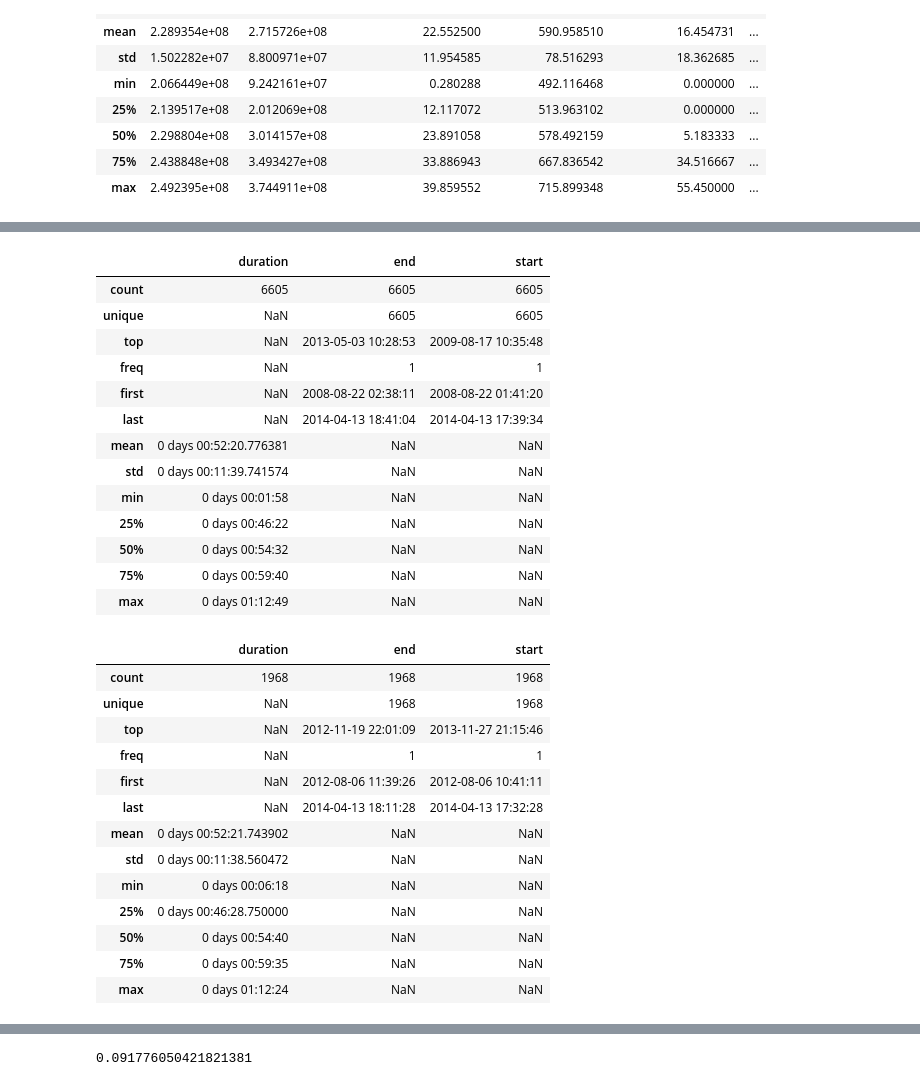
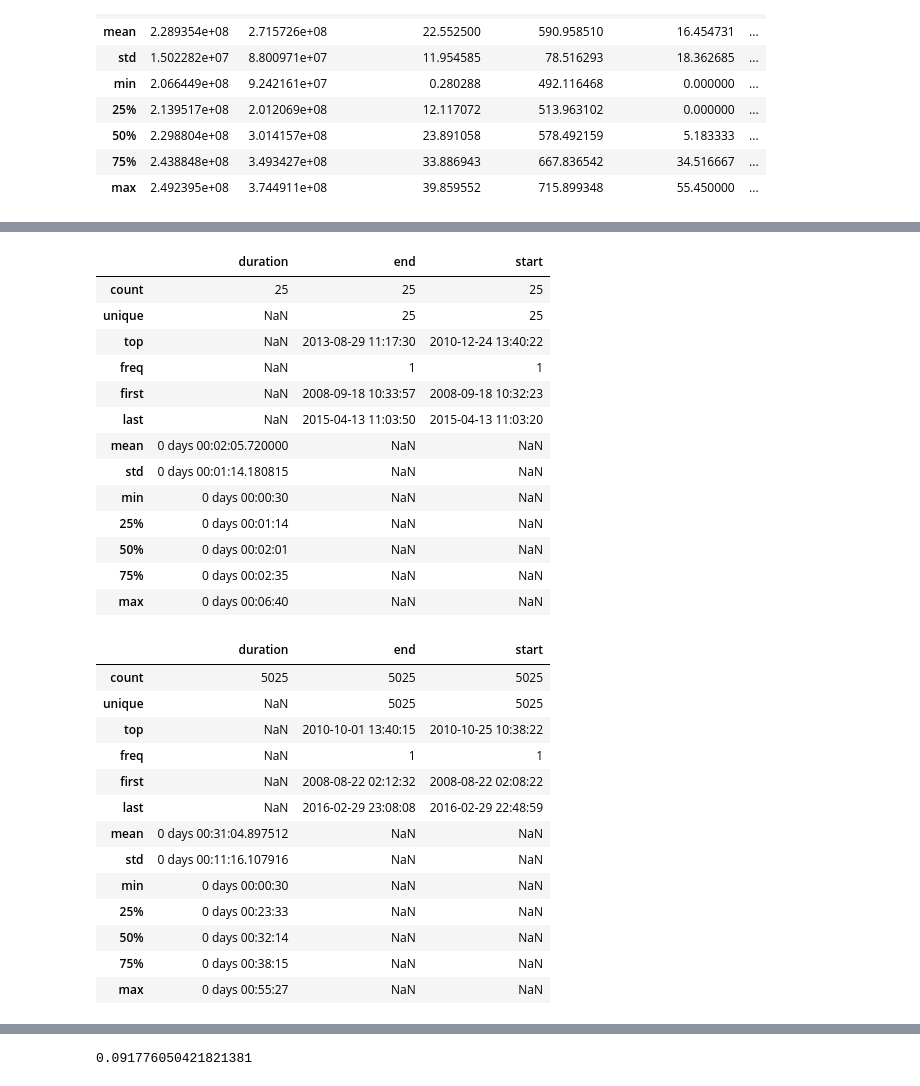
Before and after one commit to ktrnka/mars-express, a Jupyter notebook: experiments.ipynb, the cells around one changed output, grey strips where cells are left out. Saved outputs shown, nothing was run; the diff lists cells and outputs as text; code cells hidden in the pictures.

```diff
--- a/experiments.ipynb
+++ b/experiments.ipynb
@@ -46,8 +54,6 @@ longterm_data.describe()
 | 75% | 2.438848e+08 | 3.493427e+08 | 33.886943 | 667.836542 | 34.516667 | ... |
 | max | 2.492395e+08 | 3.744911e+08 | 39.859552 | 715.899348 | 55.450000 | ... |
 # %%
-event_data = load_files(find_files("data/all_data/", "evtf"))
-event_data[event_data.description.str.contains("UMBRA")].description.value_counts()
-# event_data["dummy"] = 1
-# event_data.dummy.resample("7D").count().plot()
+event_data = load_files(find_files("data/v2/all_data/", "evtf"))
+event_data.description.value_counts()
 # %% [output]
@@ -95,39 +108,39 @@ def get_event_ranges(event_data, event_prefix):
             current_start = None
     return event_ranges
 # %%
-pandas.DataFrame(get_event_ranges(event_data, "MRB_/_RANGE_06000KM")).describe()
+pandas.DataFrame(get_event_ranges(event_data, "DEI_PENUMBRA")).describe()
 # %% [output]
 |  | duration | end | start |
-| count | 6605 | 6605 | 6605 |
-| unique | NaN | 6605 | 6605 |
-| top | NaN | 2013-05-03 10:28:53 | 2009-08-17 10:35:48 |
+| count | 25 | 25 | 25 |
+| unique | NaN | 25 | 25 |
+| top | NaN | 2013-08-29 11:17:30 | 2010-12-24 13:40:22 |
 | freq | NaN | 1 | 1 |
-| first | NaN | 2008-08-22 02:38:11 | 2008-08-22 01:41:20 |
-| last | NaN | 2014-04-13 18:41:04 | 2014-04-13 17:39:34 |
-| mean | 0 days 00:52:20.776381 | NaN | NaN |
-| std | 0 days 00:11:39.741574 | NaN | NaN |
-| min | 0 days 00:01:58 | NaN | NaN |
-| 25% | 0 days 00:46:22 | NaN | NaN |
-| 50% | 0 days 00:54:32 | NaN | NaN |
-| 75% | 0 days 00:59:40 | NaN | NaN |
-| max | 0 days 01:12:49 | NaN | NaN |
+| first | NaN | 2008-09-18 10:33:57 | 2008-09-18 10:32:23 |
+| last | NaN | 2015-04-13 11:03:50 | 2015-04-13 11:03:20 |
+| mean | 0 days 00:02:05.720000 | NaN | NaN |
+| std | 0 days 00:01:14.180815 | NaN | NaN |
+| min | 0 days 00:00:30 | NaN | NaN |
+| 25% | 0 days 00:01:14 | NaN | NaN |
+| 50% | 0 days 00:02:01 | NaN | NaN |
+| 75% | 0 days 00:02:35 | NaN | NaN |
+| max | 0 days 00:06:40 | NaN | NaN |
 # %%
-pandas.DataFrame(get_event_ranges(event_data, "MSL_/_RANGE_06000KM")).describe()
+pandas.DataFrame(get_event_ranges(event_data, "MAR_PENUMBRA")).describe()
 # %% [output]
 |  | duration | end | start |
-| count | 1968 | 1968 | 1968 |
-| unique | NaN | 1968 | 1968 |
-| top | NaN | 2012-11-19 22:01:09 | 2013-11-27 21:15:46 |
+| count | 5025 | 5025 | 5025 |
+| unique | NaN | 5025 | 5025 |
+| top | NaN | 2010-10-01 13:40:15 | 2010-10-25 10:38:22 |
 | freq | NaN | 1 | 1 |
-| first | NaN | 2012-08-06 11:39:26 | 2012-08-06 10:41:11 |
-| last | NaN | 2014-04-13 18:11:28 | 2014-04-13 17:32:28 |
-| mean | 0 days 00:52:21.743902 | NaN | NaN |
-| std | 0 days 00:11:38.560472 | NaN | NaN |
-| min | 0 days 00:06:18 | NaN | NaN |
-| 25% | 0 days 00:46:28.750000 | NaN | NaN |
-| 50% | 0 days 00:54:40 | NaN | NaN |
-| 75% | 0 days 00:59:35 | NaN | NaN |
-| max | 0 days 01:12:24 | NaN | NaN |
+| first | NaN | 2008-08-22 02:12:32 | 2008-08-22 02:08:22 |
+| last | NaN | 2016-02-29 23:08:08 | 2016-02-29 22:48:59 |
+| mean | 0 days 00:31:04.897512 | NaN | NaN |
+| std | 0 days 00:11:16.107916 | NaN | NaN |
+| min | 0 days 00:00:30 | NaN | NaN |
+| 25% | 0 days 00:23:33 | NaN | NaN |
+| 50% | 0 days 00:32:14 | NaN | NaN |
+| 75% | 0 days 00:38:15 | NaN | NaN |
+| max | 0 days 00:55:27 | NaN | NaN |
 # %%
 def fill_events(prefix):
     col = "IN_" + prefix
```
Also changed, not shown: parts of 10 cells of this notebook, 2 other files.
